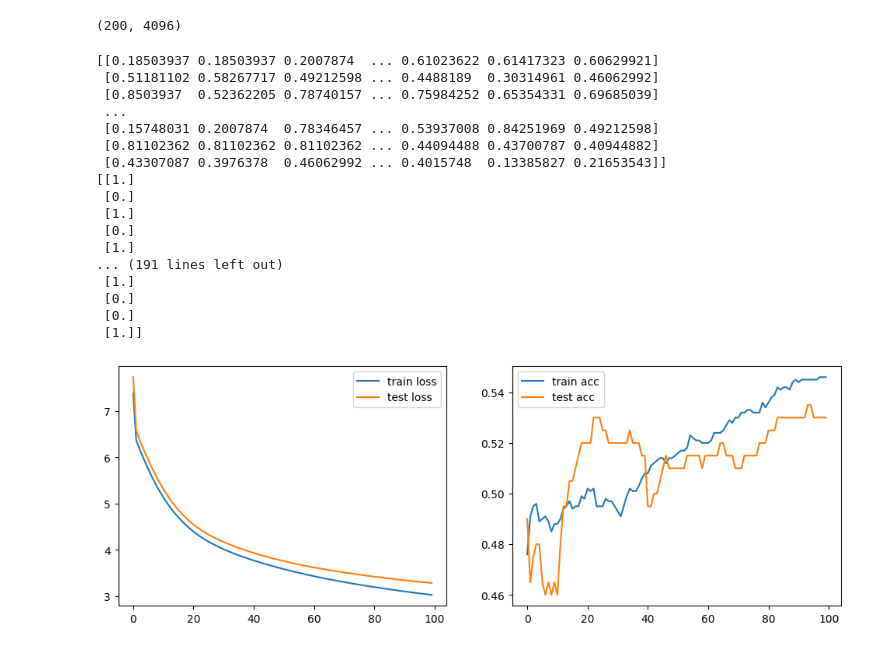
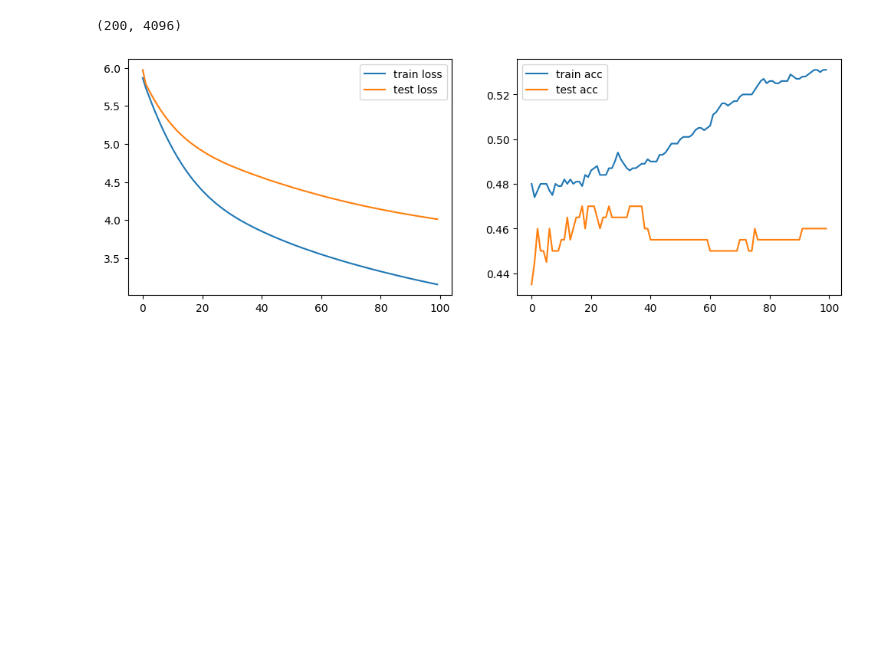
Before and after one commit to Gazeux33/NeuralNetwork, a Jupyter notebook: cat_dog.ipynb, the cells around one changed output. Drawn from its saved outputs; the diff is of its cells as text; code cells hidden in the pictures; blank space fills up the shorter version.

```diff
--- a/cat_dog.ipynb
+++ b/cat_dog.ipynb
@@ -47,23 +47,8 @@ X_test_reshape.shape
 # %% [output]
 (200, 4096)
 # %%
-W, b = artificial_neuron(X_train_reshape, y_train, X_test_reshape, y_test, learning_rate = 0.01, n_iter=10000)
+
+
+W, b =  artificial_neuron(X_train_reshape, y_train, X_test_reshape, y_test, learning_rate = 0.01, n_iter=1000)
 # %% [output]
-[[0.18503937 0.18503937 0.2007874  ... 0.61023622 0.61417323 0.60629921]
- [0.51181102 0.58267717 0.49212598 ... 0.4488189  0.30314961 0.46062992]
- [0.8503937  0.52362205 0.78740157 ... 0.75984252 0.65354331 0.69685039]
- ...
- [0.15748031 0.2007874  0.78346457 ... 0.53937008 0.84251969 0.49212598]
- [0.81102362 0.81102362 0.81102362 ... 0.44094488 0.43700787 0.40944882]
- [0.43307087 0.3976378  0.46062992 ... 0.4015748  0.13385827 0.21653543]]
-[[1.]
- [0.]
- [1.]
- [0.]
- [1.]
-... (191 lines left out)
- [1.]
- [0.]
- [0.]
- [1.]]
-[figure, old version]
+[figure, new version]
```
Also changed, not shown: 2 other files.
